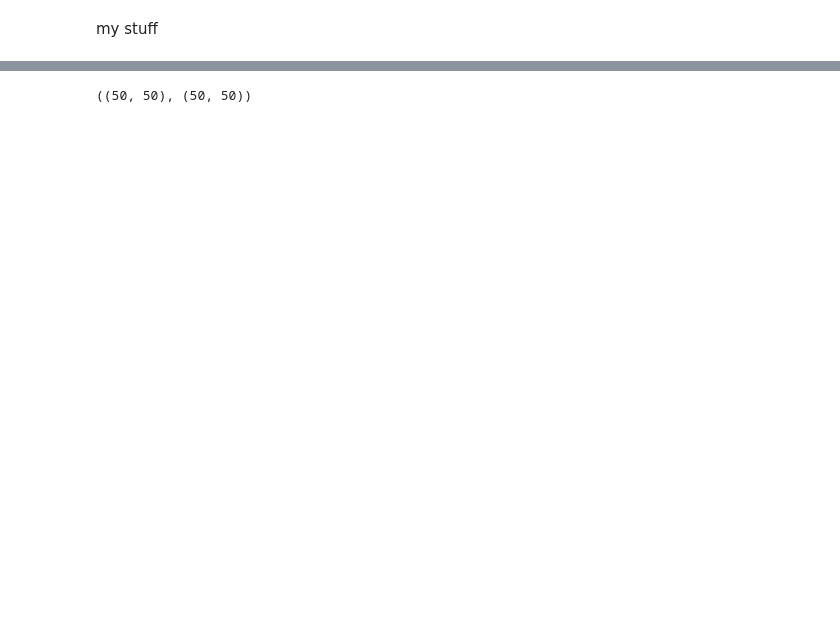
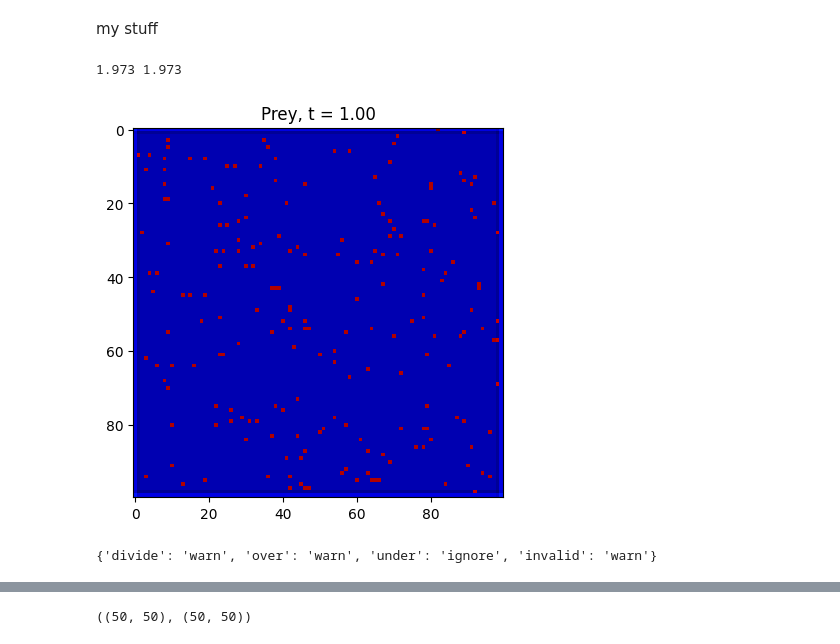
Before and after one commit to Hubert-Pierzchalski/reaction-diffusion, a Jupyter notebook: project/reaction_diffusion.ipynb, the cells around one changed output, grey strips where cells are left out. Saved outputs shown, nothing was run; the diff lists cells and outputs as text; code cells hidden in the pictures; blank space fills up the shorter version.

```diff
--- a/project/reaction_diffusion.ipynb
+++ b/project/reaction_diffusion.ipynb
@@ -83,11 +85,47 @@ def predator_reaction(prey, predator, Diffusion_predator_rate, kill, feed, kerne
 # %%
-width, height = 50 , 50
+width, height = 100 , 100
+# prey_grid = abs(np.random.rand(width, height)) #prey cells
+prey_grid = np.ones((width, height))
+# predator_grid = abs(np.random.rand(width, height))#np.zeros((width, height)) #predator cells
+predator_grid = np.zeros((width, height))
+num_of_predators = width * height * 0.02
+# np.random.randint(5, size=(2, 4))
+for i in range(int(num_of_predators)):
+    predator_grid[np.random.randint(width),np.random.randint(height)] = 1
+
+
+
 Diffusion_prey_rate = 1
 Diffusion_predator_rate = 0.5
-kernel = [[0.05,2,0.05],
-          [2,-1,2],
-          [0.05,2,0.05]]
+kernel = [[0.05,0.2,0.05],
+          [0.2,-1,0.2],
+          [0.05,0.2,0.05]]
 feed = 0.055
 kill = 0.062
-prey_grid = np.random.rand(width, height) #prey cells
-predator_grid = np.zeros((width, height)) #predator cells
+
+delta_t = 1
+number_of_delta_t_iterations = int(1)
+number_of_steps = 1
+
+time = 0
+# %%
+fig, ax = plt.subplots()
+for no in range(number_of_steps):
+    for delta_step in range(number_of_delta_t_iterations):
+        prey_grid_new = prey_reaction(prey_grid, predator_grid, Diffusion_prey_rate, feed, kernel, delta_t)
+        predator_grid_new = predator_reaction(prey_grid, predator_grid, Diffusion_predator_rate, kill, feed, kernel, delta_t)
+        prey_grid = predator_grid_new
+        predator_grid = predator_grid_new
+        time += delta_t
+        print(np.max(prey_grid), np.max(predator_grid))
+    ax.clear()
+    ax.imshow(prey_grid, cmap='jet')
+    # ax.grid(b=False)
+    ax.set_title("Prey, t = {:.2f}".format(time))
+# %% [output]
+1.973 1.973
+[figure, added]
+# %%
+np.seterr()
+# %% [output]
+{'divide': 'warn', 'over': 'warn', 'under': 'ignore', 'invalid': 'warn'}
```
Also changed, not shown: parts of 8 cells of this notebook.
